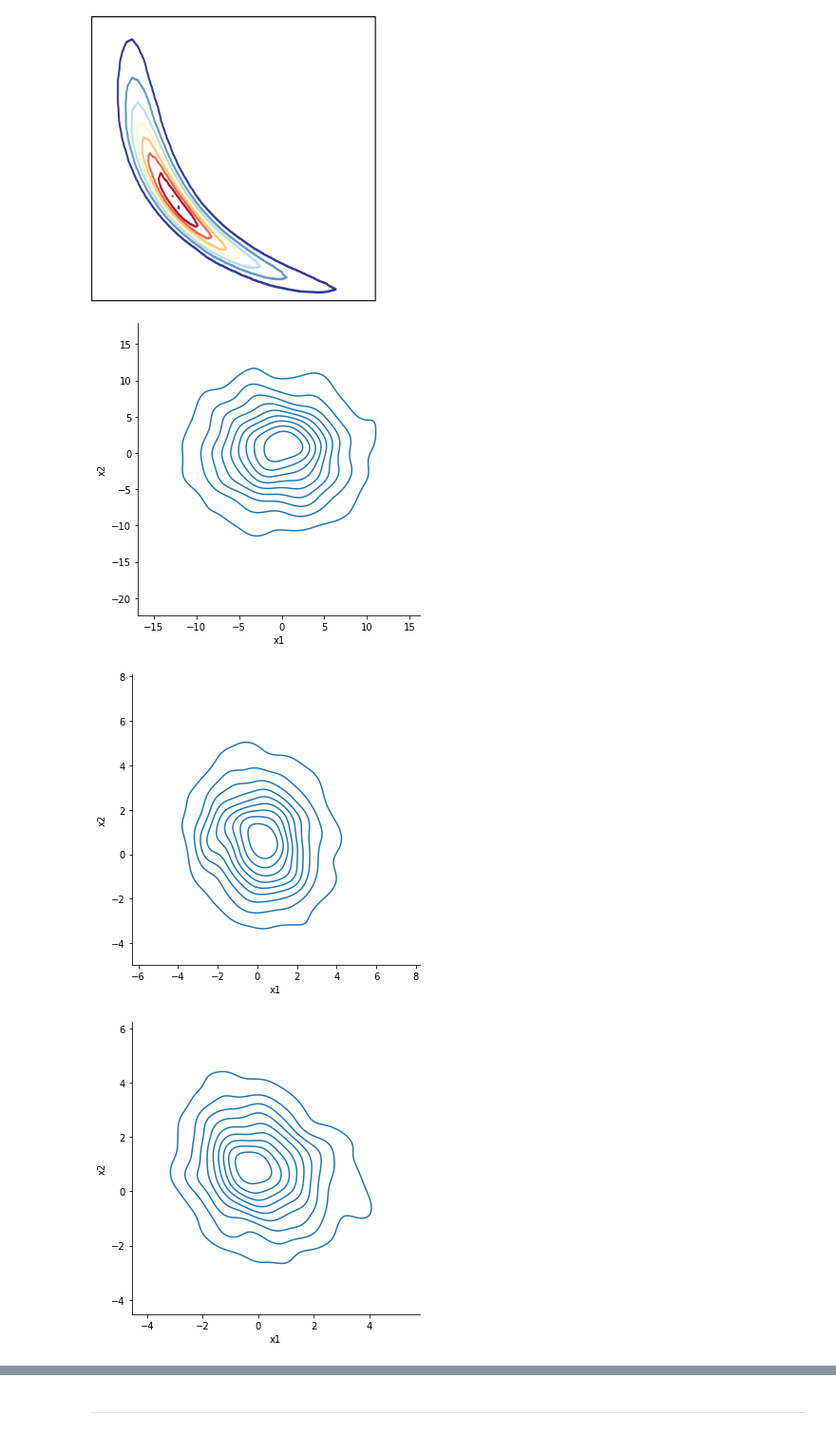
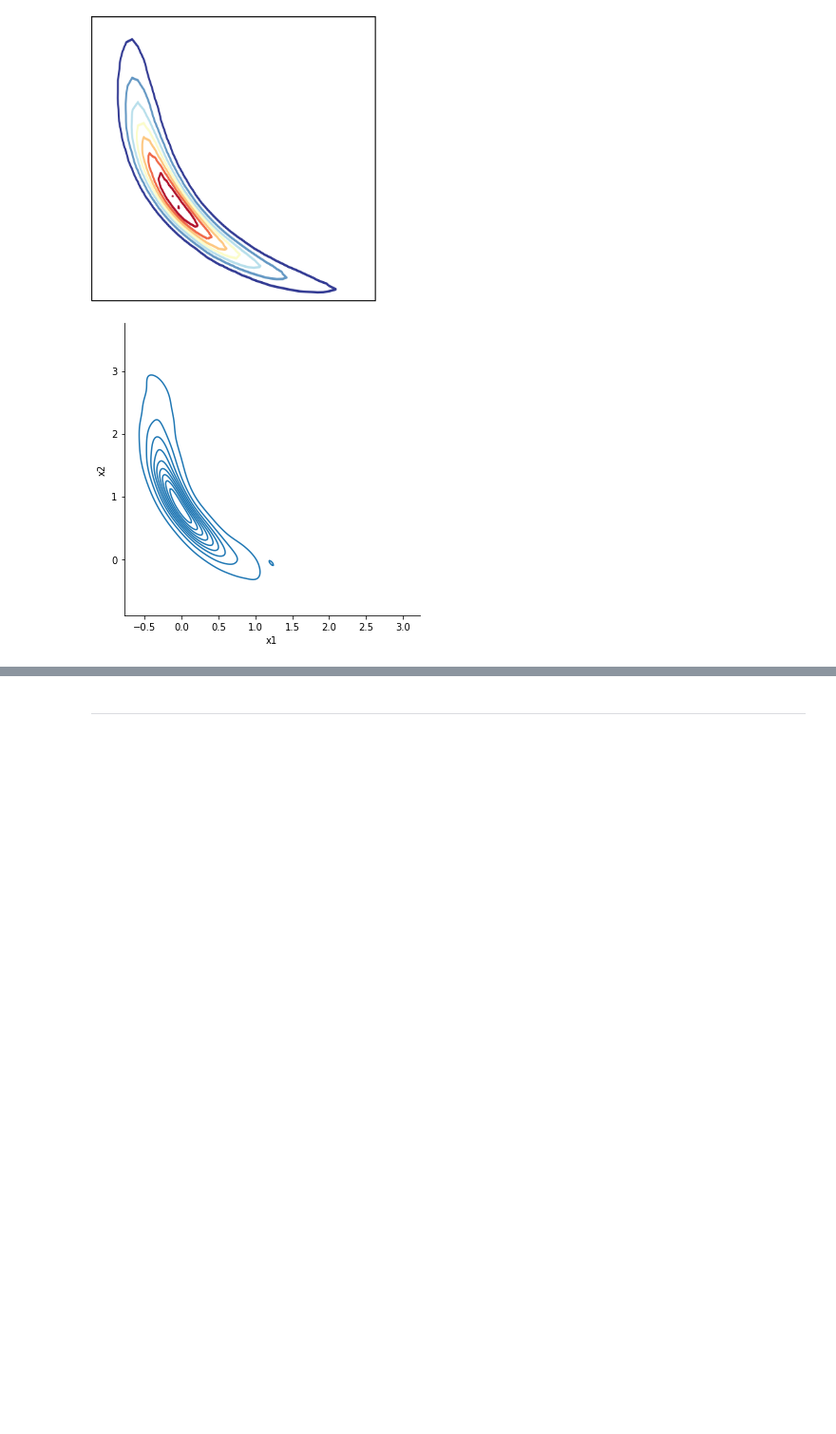
Before and after one commit to harrya32/conditional_diffusion_simulation, a Jupyter notebook: BOD example.ipynb, the cells around one changed output, grey strips where cells are left out. Shown at 95% size. Drawn from its saved outputs; the diff is of its cells as text; code cells hidden in the pictures; blank space fills up the shorter version.

```diff
--- a/BOD example.ipynb
+++ b/BOD example.ipynb
@@ -111,7 +113,6 @@ def marginal_prob_std(t, sigma):
     Returns:
     The standard deviation.
     """
-    t = torch.tensor(t, device=device)
     return torch.sqrt((sigma**(2*t) - 1)/(2 * np.log(sigma)))
 
 def diffusion_coeff(t, sigma):
@@ -124,19 +125,7 @@ def diffusion_coeff(t, sigma):
     Returns:
     The vector of diffusion coefficients.
     """
-    return torch.tensor(sigma**t, device=device)
-
-'''def diffusion_coeff(t, sigma):
-    """Compute the diffusion coefficient of our SDE.
-
-    Args:
-    t: A vector of time steps.
-    sigma: The $\sigma$ in our SDE.
-
-    Returns:
-    The vector of diffusion coefficients.
-    """
-    return 0.01 * (sigma / 0.01)**t'''
+    return sigma**t
 
 sigma =  9.0#@param {'type':'number'}
 marginal_prob_std_fn = functools.partial(marginal_prob_std, sigma=sigma)
@@ -194,7 +183,7 @@ def loss_fn(model, x, marginal_prob_std, eps=1e-5):
     loss = torch.mean(torch.sum((score * std[:, None] + z)**2, dim=0))
     return loss
 # %%
-epochs = 100
+epochs = 200
 batch_size = 100
 lr=1e-4
 
@@ -658,7 +643,7 @@ def CDE_pc_sampler(score_model,
     y_obs = y_obs.reshape(batch_size,5)
     x = torch.hstack([init_x, y_obs])
 
-    xs = [x]
+    #xs = [x]
     with torch.no_grad():
         for time_step in notebook.tqdm(time_steps):
             batch_time_step = torch.ones(batch_size) * time_step
@@ -678,9 +663,9 @@ def CDE_pc_sampler(score_model,
             #conditional info
             x = torch.hstack([x,y_obs])
             x = x[:, [0,1,7,8,9,10,11]]
-            xs.append(x)
+            #xs.append(x)
 
-    return mu, xs
+    return mu#, xs
 # %%
 num_steps =  1000
 
@@ -767,10 +752,10 @@ plt.plot(losses)
 # %%
 ckpt = torch.load('models/cde_BOD.pth', map_location=device)
 score_model.load_state_dict(ckpt)
-cde_samples, pc_path = CDE_pc_sampler(score_model,
+cde_samples = CDE_pc_sampler(score_model,
                            marginal_prob_std_fn,
                            diffusion_coeff_fn,
-                           y_obs = y_obs, batch_size = 1000)
+                           y_obs = y_obs, batch_size = 30000)
 # %%
 ckpt = torch.load('models/cde_BOD.pth', map_location=device)
 score_model.load_state_dict(ckpt)
@@ -784,15 +769,6 @@ Image("BOD target density.png", width=300, height=300)
 # %% [output]
 [figure]
 # %%
-density_plot(pc_path[0])
-density_plot(pc_path[500])
-density_plot(pc_path[600])
-density_plot(pc_path[700])
-density_plot(pc_path[800])
-density_plot(pc_path[900])
-density_plot(pc_path[950])
-density_plot(pc_path[990])
+density_plot(cde_samples)
 # %% [output]
-[figure, old version]
+[figure, new version]
-[figure, removed]
-[figure, removed]
```
Also changed, not shown: parts of 61 cells of this notebook, 4 other files.
